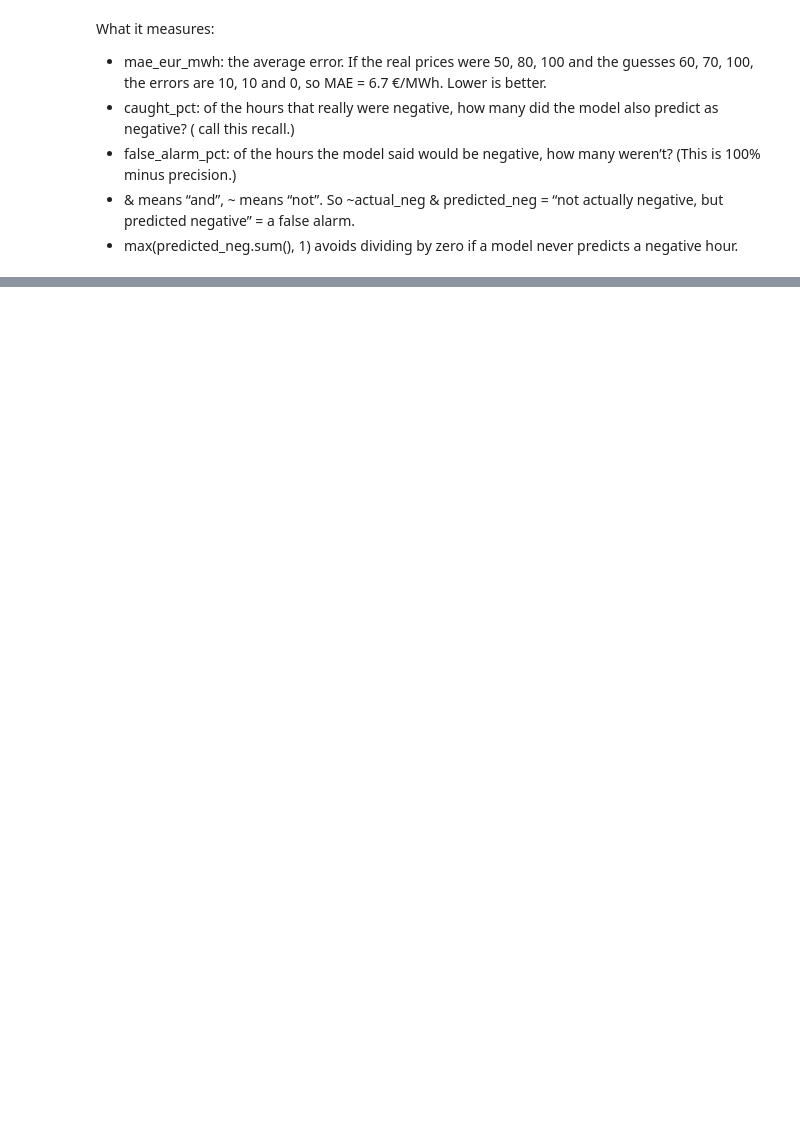
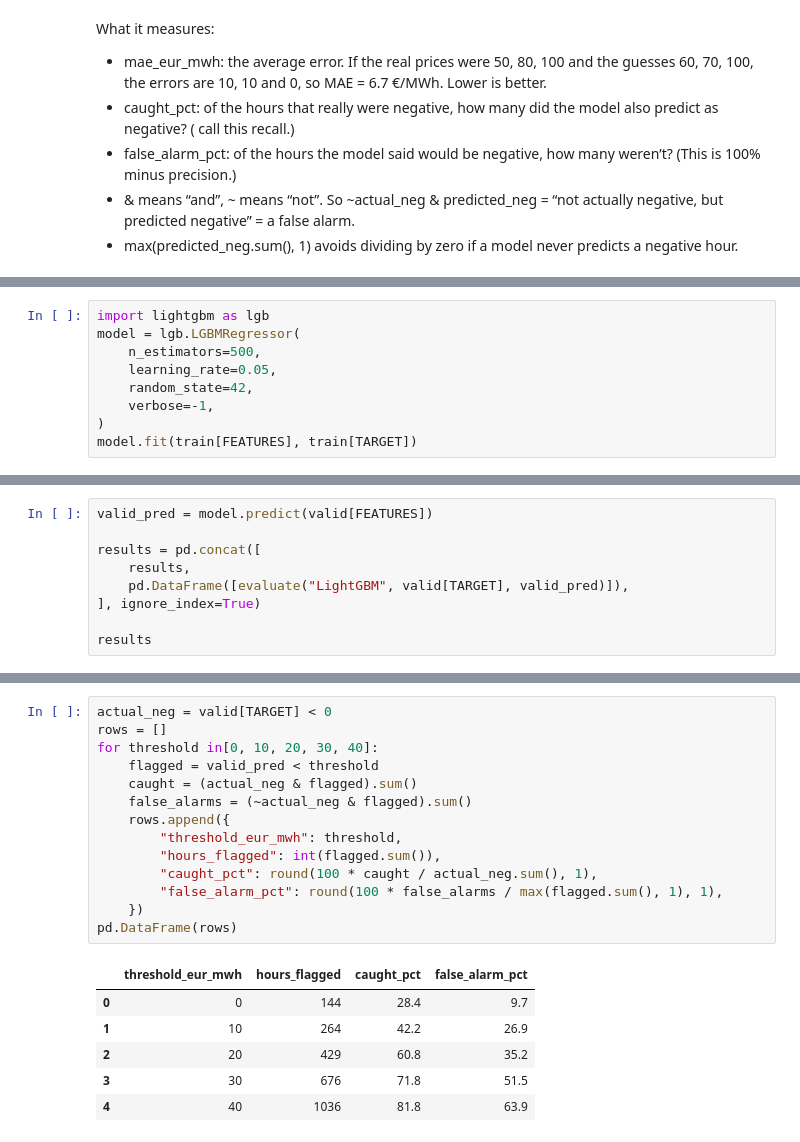
Before and after one commit to sanjudprajpurohit/Electricity-Analysis-and-forecasting, a Jupyter notebook: notebooks/05_forecast.ipynb, the cells around one changed output, grey strips where cells are left out. Cells and saved outputs as stored; diff of their text form; blank space fills up the shorter version.

Commit message:
Tune LightGBM and run final test on 2025

```diff
--- a/notebooks/05_forecast.ipynb
+++ b/notebooks/05_forecast.ipynb
@@ -54,0 +116,9 @@ NameError: name 'predicted_neg_sum' is not defined
+# %%
+import lightgbm as lgb
+model = lgb.LGBMRegressor(
+    n_estimators=500,
+    learning_rate=0.05,
+    random_state=42,
+    verbose=-1,
+)
+model.fit(train[FEATURES], train[TARGET])
@@ -54,0 +127,9 @@ NameError: name 'predicted_neg_sum' is not defined
+# %%
+valid_pred = model.predict(valid[FEATURES])
+
+results = pd.concat([
+    results,
+    pd.DataFrame([evaluate("LightGBM", valid[TARGET], valid_pred)]),
+], ignore_index=True)
+
+results
@@ -54,0 +182,21 @@ NameError: name 'predicted_neg_sum' is not defined
+# %%
+actual_neg = valid[TARGET] < 0
+rows = []
+for threshold in[0, 10, 20, 30, 40]:
+    flagged = valid_pred < threshold
+    caught = (actual_neg & flagged).sum()
+    false_alarms = (~actual_neg & flagged).sum()
+    rows.append({
+        "threshold_eur_mwh": threshold,
+        "hours_flagged": int(flagged.sum()),
+        "caught_pct": round(100 * caught / actual_neg.sum(), 1),
+        "false_alarm_pct": round(100 * false_alarms / max(flagged.sum(), 1), 1),
+    })
+pd.DataFrame(rows)
+# %% [output]
+|  | threshold_eur_mwh | hours_flagged | caught_pct | false_alarm_pct |
+| 0 | 0 | 144 | 28.4 | 9.7 |
+| 1 | 10 | 264 | 42.2 | 26.9 |
+| 2 | 20 | 429 | 60.8 | 35.2 |
+| 3 | 30 | 676 | 71.8 | 51.5 |
+| 4 | 40 | 1036 | 81.8 | 63.9 |
```
Also changed, not shown: parts of 14 cells of this notebook.
